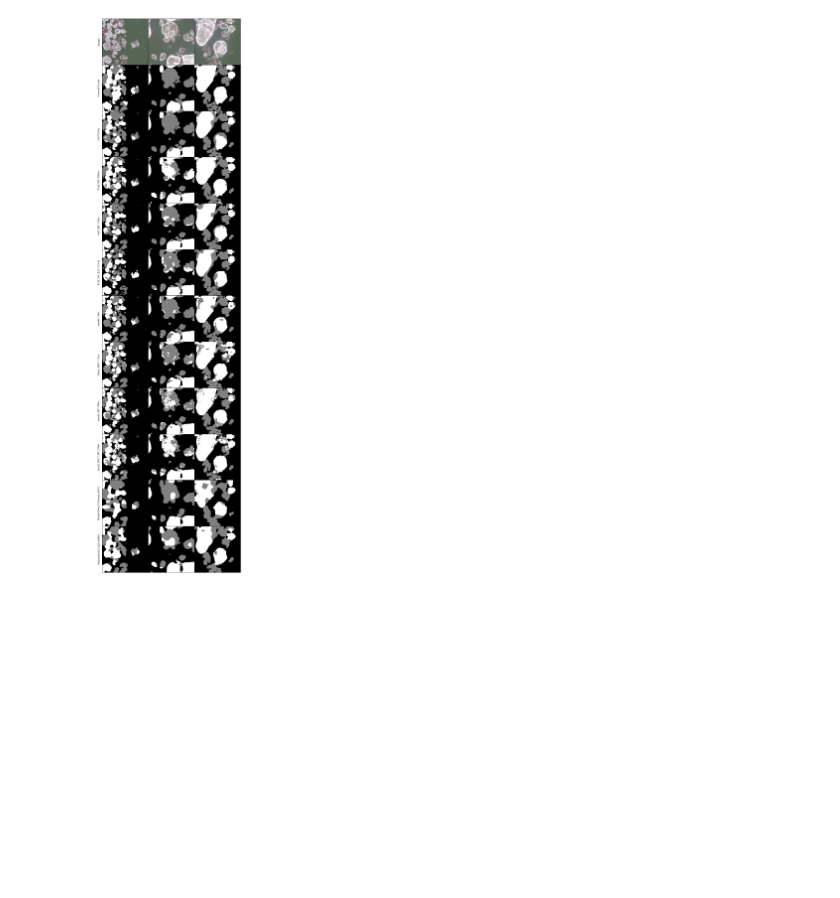
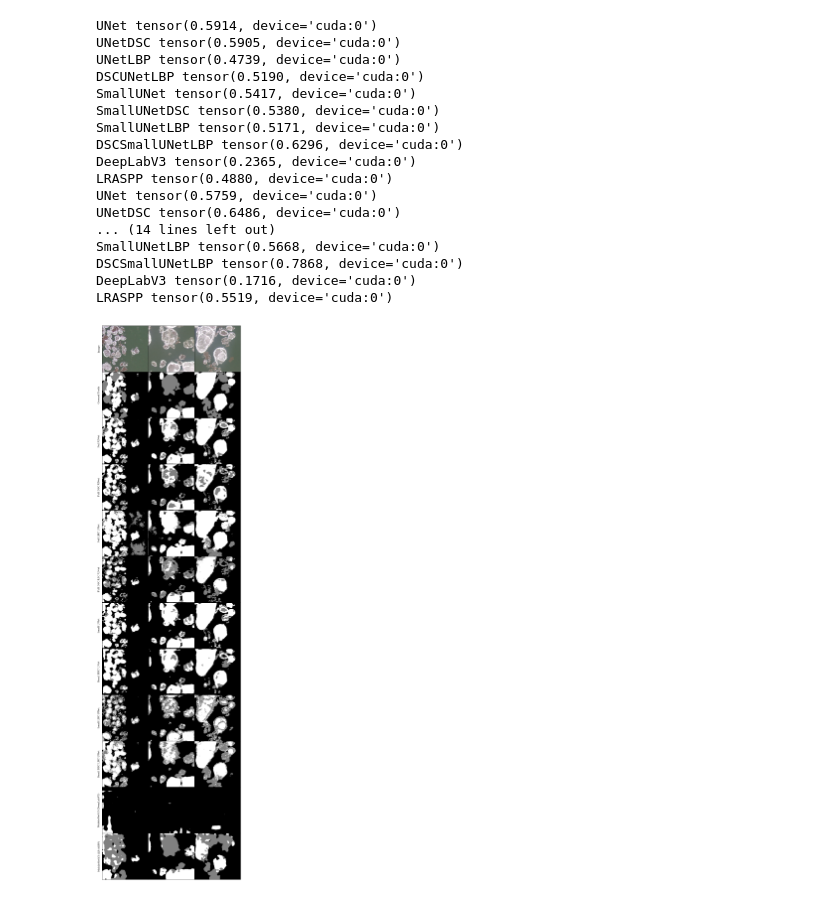
Before and after one commit to dansola/PGA-Net, a Jupyter notebook: notebooks/preds_figure.ipynb, the cells around one changed output. Saved outputs shown, nothing was run; the diff lists cells and outputs as text; code cells hidden in the pictures; blank space fills up the shorter version.

```diff
--- a/notebooks/preds_figure.ipynb
+++ b/notebooks/preds_figure.ipynb
@@ -81,11 +82,11 @@ def plot_example(ax, img, is_img=False, x_label=None, y_label=None):
     if y_label:
         ax.set_ylabel(y_label) # , rotation=0)
 
-def plot_column(ind, img_number):
+def plot_column(ind, img_number, epoch=10):
     x_label, y_label = None, None
     img, mask, pred = eval_model(
         UNet(n_channels=3, n_classes=3, bilinear=True).to(device),
-        '/home/dsola/repos/PGA-Net/checkpoints/frosty_sponge_239_unet_ice/epoch40.pth',
+        f'/home/dsola/repos/PGA-Net/checkpoints/frosty_sponge_239_unet_ice/epoch{epoch}.pth',
         'Full Unet, 80 epochs', img_number
     )
     if img_number==6:
@@ -100,7 +101,7 @@ def plot_column(ind, img_number):
 
     img, mask, pred = eval_model(
         UNetDSC(n_channels=3, n_classes=3, bilinear=True).to(device),
-        '/home/dsola/repos/PGA-Net/checkpoints/helpful_fire_308_unet_dsc_ice/epoch40.pth',
+        f'/home/dsola/repos/PGA-Net/checkpoints/helpful_fire_308_unet_dsc_ice/epoch{epoch}.pth',
         'DSC UNet, 80 epochs', img_number
     )
     if img_number==6:
@@ -109,7 +110,7 @@ def plot_column(ind, img_number):
 
     img, mask, pred = eval_model(
         UNetLBP(3, 3).to(device),
-        '/home/dsola/repos/PGA-Net/checkpoints/worthy_wood_227_lbc_unet_ice/epoch40.pth',
+        f'/home/dsola/repos/PGA-Net/checkpoints/worthy_wood_227_lbc_unet_ice/epoch{epoch}.pth',
         'LBC Unet, 80 epochs', img_number
     )
     if img_number==6:
@@ -118,7 +119,7 @@ def plot_column(ind, img_number):
 
     img, mask, pred = eval_model(
         DSCUNetLBP(3, 3).to(device),
-        '/home/dsola/repos/PGA-Net/checkpoints/youthful_microwave_310_lbc_dsc_unet_ice/epoch40.pth',
+        f'/home/dsola/repos/PGA-Net/checkpoints/youthful_microwave_310_lbc_dsc_unet_ice/epoch{epoch}.pth',
         'DSC LBC UNet, 80 epochs', img_number
     )
     if img_number==6:
@@ -127,7 +128,7 @@ def plot_column(ind, img_number):
 
     img, mask, pred = eval_model(
         SmallUNet(n_channels=3, n_classes=3, bilinear=True).to(device),
-        '/home/dsola/repos/PGA-Net/checkpoints/laced_disco_238_small_unet_ice/epoch40.pth',
+        f'/home/dsola/repos/PGA-Net/checkpoints/laced_disco_238_small_unet_ice/epoch{epoch}.pth',
         'Full Unet, 80 epochs', img_number
     )
     if img_number==6:
@@ -136,7 +137,7 @@ def plot_column(ind, img_number):
 
     img, mask, pred = eval_model(
          SmallUNetDSC(n_channels=3, n_classes=3, bilinear=True).to(device),
-        '/home/dsola/repos/PGA-Net/checkpoints/cosmic_waterfall_315_small_dsc_unet_ice/epoch40.pth',
+        f'/home/dsola/repos/PGA-Net/checkpoints/cosmic_waterfall_315_small_dsc_unet_ice/epoch{epoch}.pth',
         'Full Unet, 80 epochs', img_number
     )
     if img_number==6:
@@ -145,7 +146,7 @@ def plot_column(ind, img_number):
 
     img, mask, pred = eval_model(
         SmallUNetLBP(3, 3).to(device),
-        '/home/dsola/repos/PGA-Net/checkpoints/sandy_moon_228_small_lbc_unet_ice/epoch40.pth',
+        f'/home/dsola/repos/PGA-Net/checkpoints/sandy_moon_228_small_lbc_unet_ice/epoch{epoch}.pth',
         'Full Unet, 80 epochs', img_number
     )
     if img_number==6:
@@ -154,7 +155,7 @@ def plot_column(ind, img_number):
 
     img, mask, pred = eval_model(
         DSCSmallUNetLBP(3, 3).to(device),
-        '/home/dsola/repos/PGA-Net/checkpoints/still_paper_311_small_lbc_dsc_unet_ice/epoch40.pth',
+        f'/home/dsola/repos/PGA-Net/checkpoints/still_paper_311_small_lbc_dsc_unet_ice/epoch{epoch}.pth',
         'DSC LBC Small UNet, 80 epochs', img_number
     )
     if img_number==6:
@@ -164,7 +165,7 @@ def plot_column(ind, img_number):
 
     img, mask, pred = eval_model(
         deeplabv3_mobilenet_v3_large(num_classes=3).to(device),
-        '/home/dsola/repos/PGA-Net/checkpoints/vivid_donkey_305_deeplab_mobilenet_ice/epoch40.pth',
+        f'/home/dsola/repos/PGA-Net/checkpoints/vivid_donkey_305_deeplab_mobilenet_ice/epoch{epoch}.pth',
         'DeepLab MobileNet, 80 epochs', img_number,
         mobile=True
     )
@@ -174,7 +175,7 @@ def plot_column(ind, img_number):
 
     img, mask, pred = eval_model(
         lraspp_mobilenet_v3_large(num_classes=3).to(device),
-        '/home/dsola/repos/PGA-Net/checkpoints/clean_darkness_312_laraspp_mobilenet_ice/epoch40.pth',
+        f'/home/dsola/repos/PGA-Net/checkpoints/clean_darkness_312_laraspp_mobilenet_ice/epoch{epoch}.pth',
         'LRASPP MobileNet, 80 epochs', img_number,
         mobile=True
     )
@@ -184,21 +185,38 @@ def plot_column(ind, img_number):
 # %%
 fig, axs = plt.subplots(12,3, figsize=(10, 41))
 
 IMG_NUMBER = 6
 
 device = torch.device('cuda' if torch.cuda.is_available() else 'cpu')
 data_dir = '/home/dsola/repos/PGA-Net/data/'
 batch_size = 1
 img_crop = 256
 img_scale = 0.35
 
 val_set = IceForVisualizing(os.path.join(data_dir, 'imgs'), os.path.join(data_dir, 'masks'),
               os.path.join(data_dir, 'txt_files'), 'val', img_scale, img_crop)
 
-plot_column(0, 6)
-plot_column(1, 7)
-plot_column(2, 8)
+plot_column(0, 6, epoch=1)
+plot_column(1, 7, epoch=1)
+plot_column(2, 8, epoch=1)
 fig.subplots_adjust(wspace=0, hspace=0)
 # %% [output]
+UNet tensor(0.5914, device='cuda:0')
+UNetDSC tensor(0.5905, device='cuda:0')
+UNetLBP tensor(0.4739, device='cuda:0')
+DSCUNetLBP tensor(0.5190, device='cuda:0')
+SmallUNet tensor(0.5417, device='cuda:0')
+SmallUNetDSC tensor(0.5380, device='cuda:0')
+SmallUNetLBP tensor(0.5171, device='cuda:0')
+DSCSmallUNetLBP tensor(0.6296, device='cuda:0')
+DeepLabV3 tensor(0.2365, device='cuda:0')
+LRASPP tensor(0.4880, device='cuda:0')
+UNet tensor(0.5759, device='cuda:0')
+UNetDSC tensor(0.6486, device='cuda:0')
+... (14 lines left out)
+SmallUNetLBP tensor(0.5668, device='cuda:0')
+DSCSmallUNetLBP tensor(0.7868, device='cuda:0')
+DeepLabV3 tensor(0.1716, device='cuda:0')
+LRASPP tensor(0.5519, device='cuda:0')
-[figure, old version]
+[figure, new version]
 # %%
```
Also changed, not shown: parts of 3 cells of this notebook, 34 other files.
